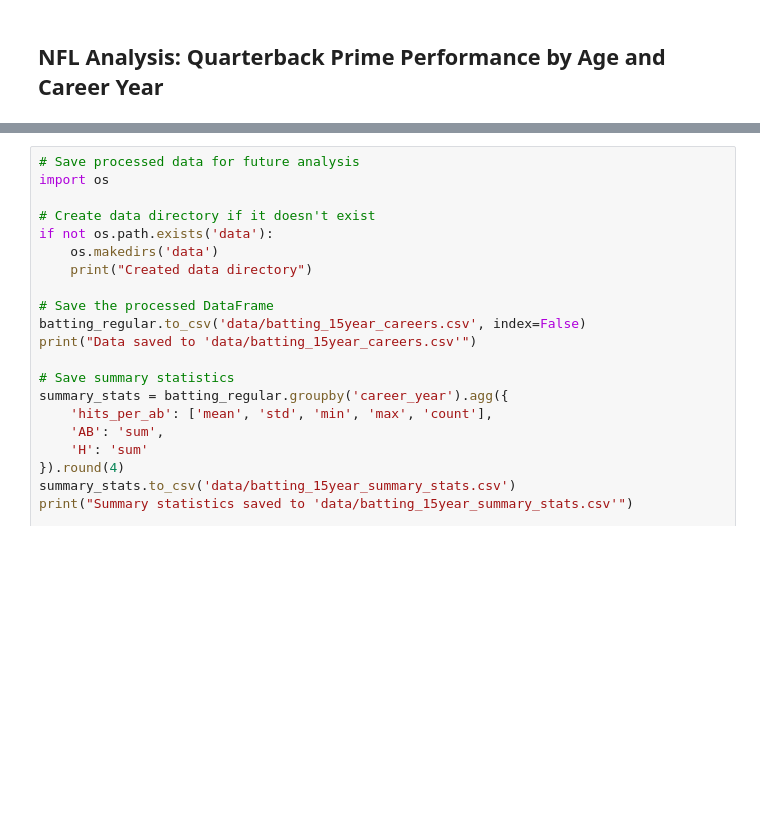
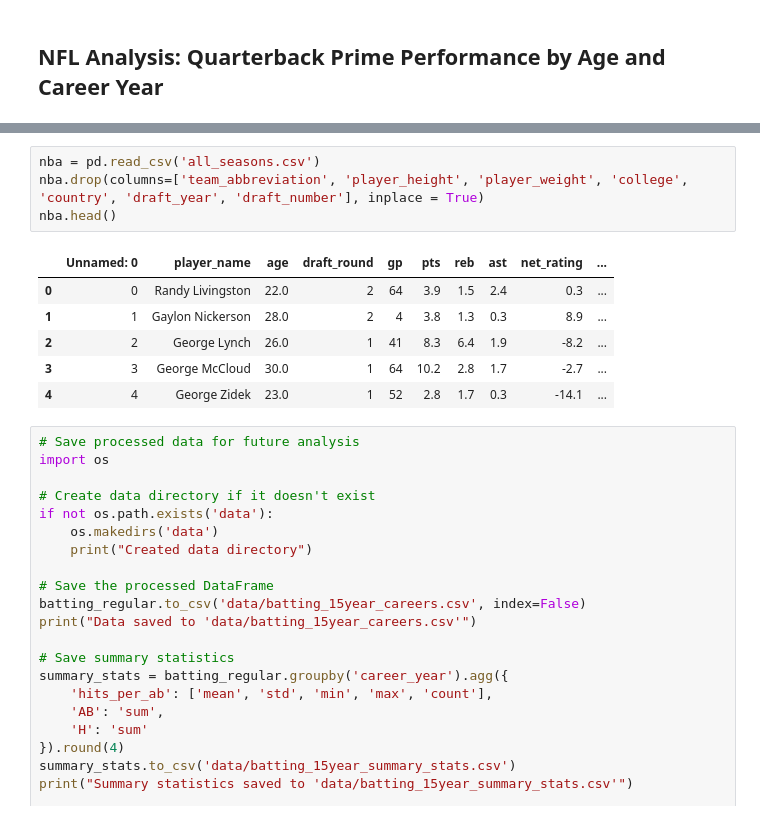
Before and after one commit to Zaji-L/Comparing_Sports_Primes, a Jupyter notebook: sports_primes_analysis_working.ipynb, the cells around one changed output, grey strips where cells are left out. Drawn from its saved outputs; the diff is of its cells as text; blank space fills up the shorter version.

```diff
--- a/sports_primes_analysis_working.ipynb
+++ b/sports_primes_analysis_working.ipynb
@@ -1039,3 +715,14 @@ Number of QB season entries: 2026
+# %%
+nba = pd.read_csv('all_seasons.csv')
+nba.drop(columns=['team_abbreviation', 'player_height', 'player_weight', 'college', 'country', 'draft_year', 'draft_number'], inplace = True)
+nba.head()
+# %% [output]
+|  | Unnamed: 0 | player_name | age | draft_round | gp | pts | reb | ast | net_rating | ... |
+| 0 | 0 | Randy Livingston | 22.0 | 2 | 64 | 3.9 | 1.5 | 2.4 | 0.3 | ... |
+| 1 | 1 | Gaylon Nickerson | 28.0 | 2 | 4 | 3.8 | 1.3 | 0.3 | 8.9 | ... |
+| 2 | 2 | George Lynch | 26.0 | 1 | 41 | 8.3 | 6.4 | 1.9 | -8.2 | ... |
+| 3 | 3 | George McCloud | 30.0 | 1 | 64 | 10.2 | 2.8 | 1.7 | -2.7 | ... |
+| 4 | 4 | George Zidek | 23.0 | 1 | 52 | 2.8 | 1.7 | 0.3 | -14.1 | ... |
 # %%
 # Save processed data for future analysis
 import os
```
Also changed, not shown: parts of 34 cells of this notebook.
